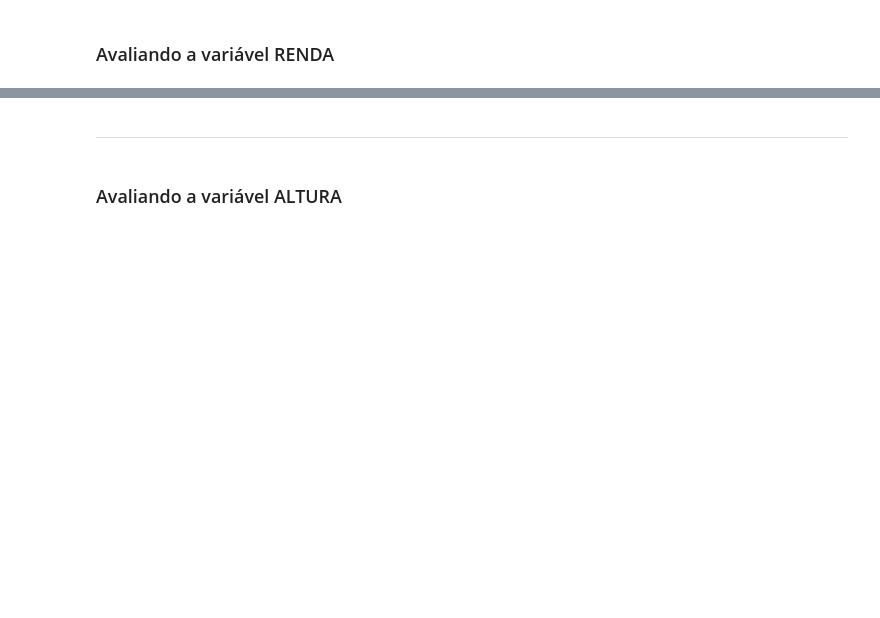
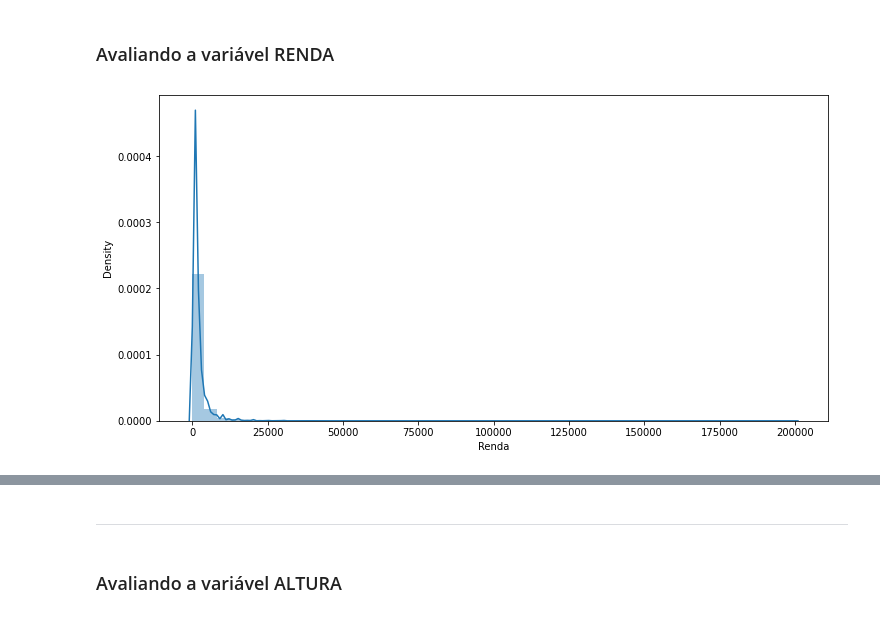
Before and after one commit to Daniel-ASG/Course_Classes, a Jupyter notebook: Curso_de_Estatística_Parte_1.ipynb, the cells around one changed output, grey strips where cells are left out. Cells and saved outputs as stored; diff of their text form; code cells hidden in the pictures; blank space fills up the shorter version.

```diff
--- a/Curso_de_Estatística_Parte_1.ipynb
+++ b/Curso_de_Estatística_Parte_1.ipynb
@@ -615,3 +830,9 @@ Pode-se definir a moda como sendo o valor mais frequente de um conjunto de dados
 <img src='https://caelum-online-public.s3.amazonaws.com/1177-estatistica-parte1/01/img004.png' width='80%'>
 # %% [markdown]
 ### Avaliando a variável RENDA
+# %%
+ax = sns.distplot(dados.Renda)
+ax.figure.set_size_inches(12,6)
+ax;
+# %% [output]
+[figure, added]
```
Also changed, not shown: parts of 78 cells of this notebook.
